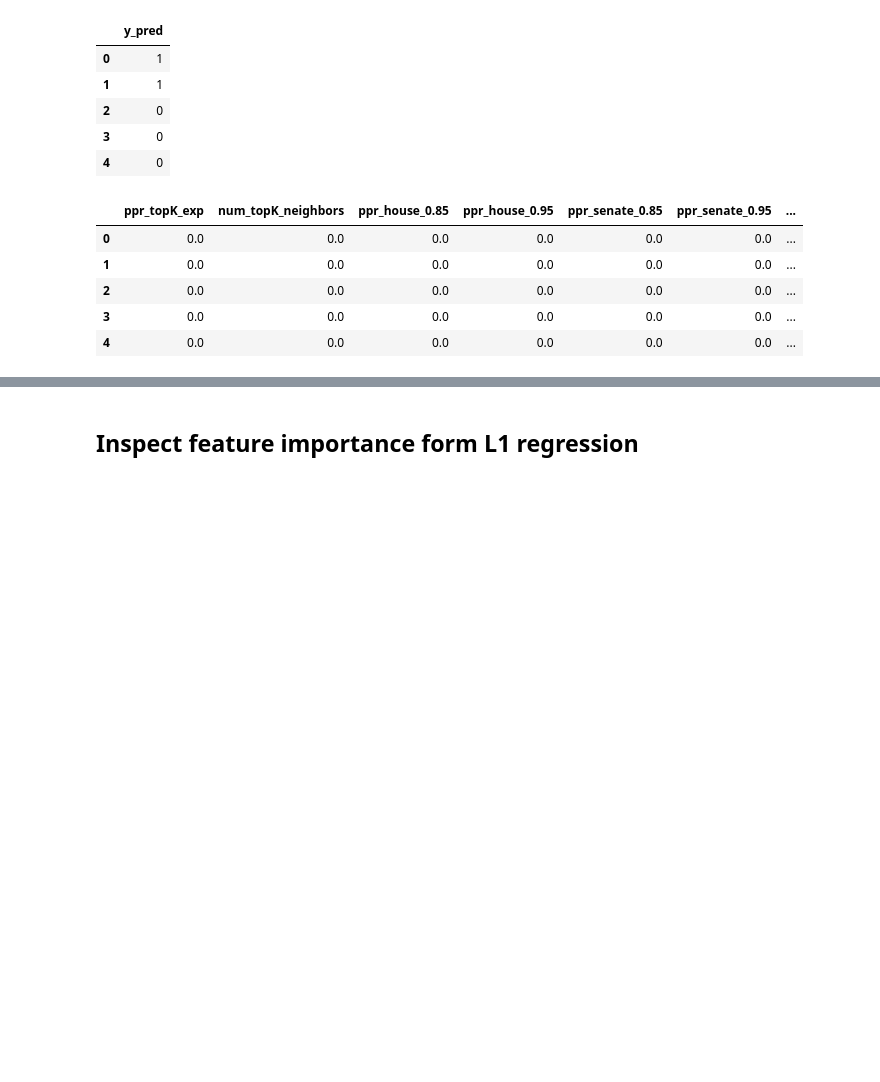
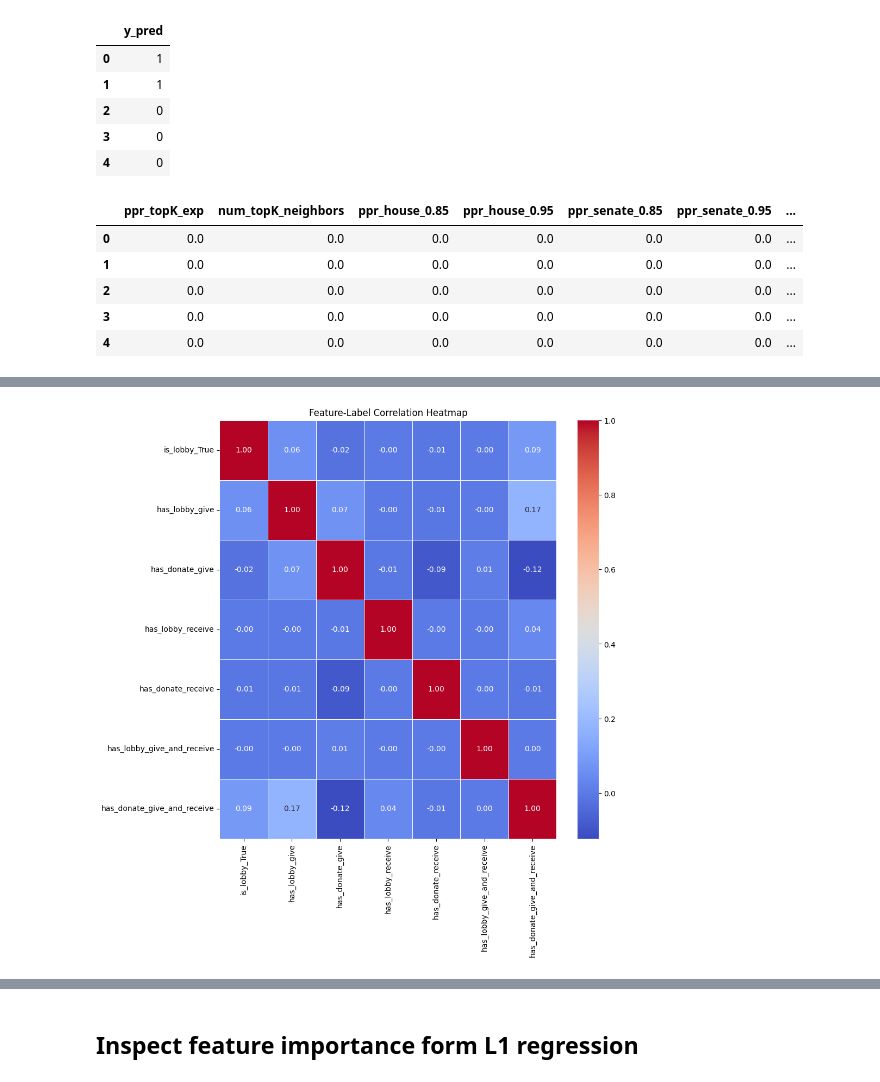
Before and after one commit to Blimperoo/DSA4263-Final-Insider-Trading, a Jupyter notebook: src/eda/feature_importance.ipynb, the cells around one changed output, grey strips where cells are left out. Cells and saved outputs as stored; diff of their text form; code cells hidden in the pictures; blank space fills up the shorter version.

```diff
--- a/src/eda/feature_importance.ipynb
+++ b/src/eda/feature_importance.ipynb
@@ -76,0 +120,5 @@ ytr = label_data
+# %%
+network = ['is_lobby_True', 'has_lobby_give', 'has_donate_give', 'has_lobby_receive', 'has_donate_receive', 'has_lobby_give_and_receive', 'has_donate_give_and_receive']
+get_corr_graph(Xtr_sub[network])
+# %% [output]
+[figure, added]
```
Also changed, not shown: parts of 12 cells of this notebook, 1 other file.
